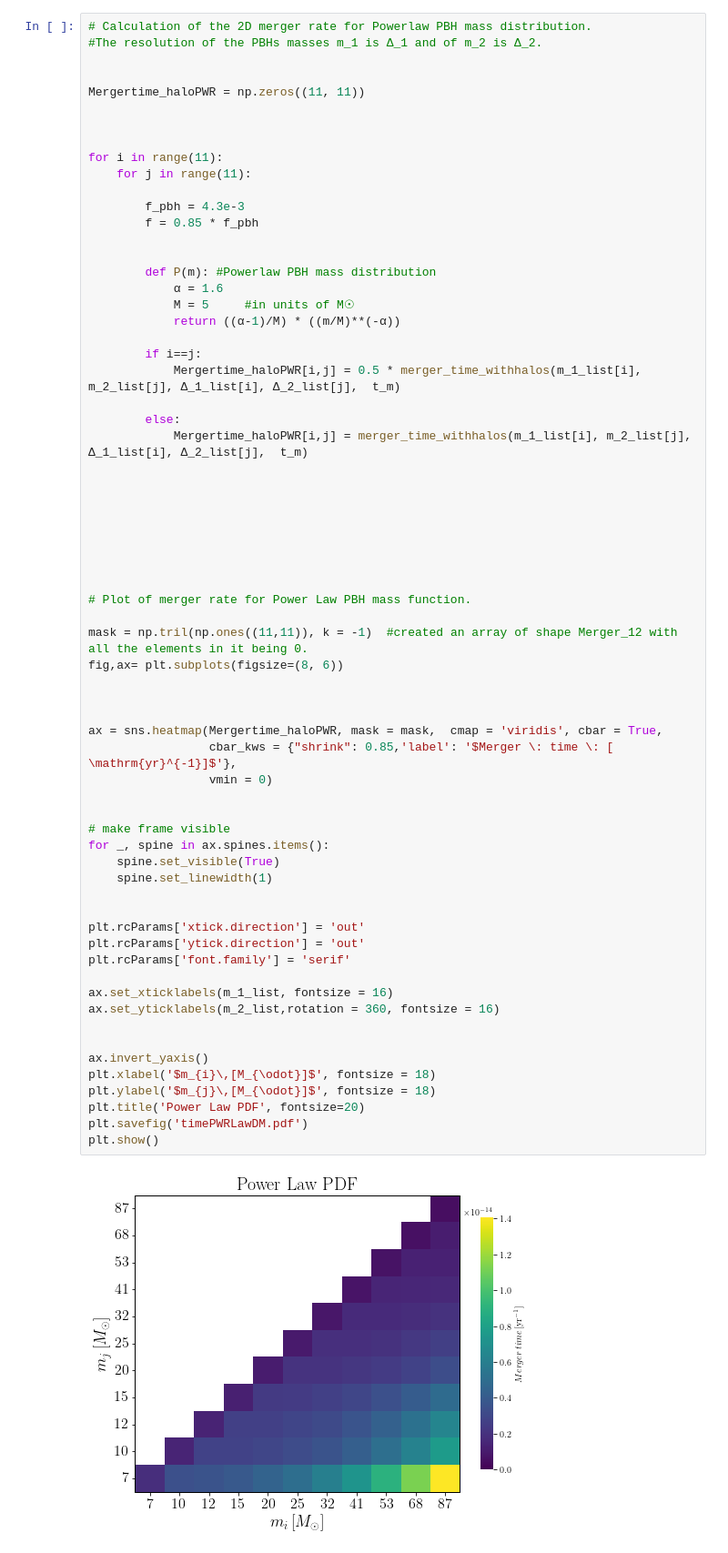
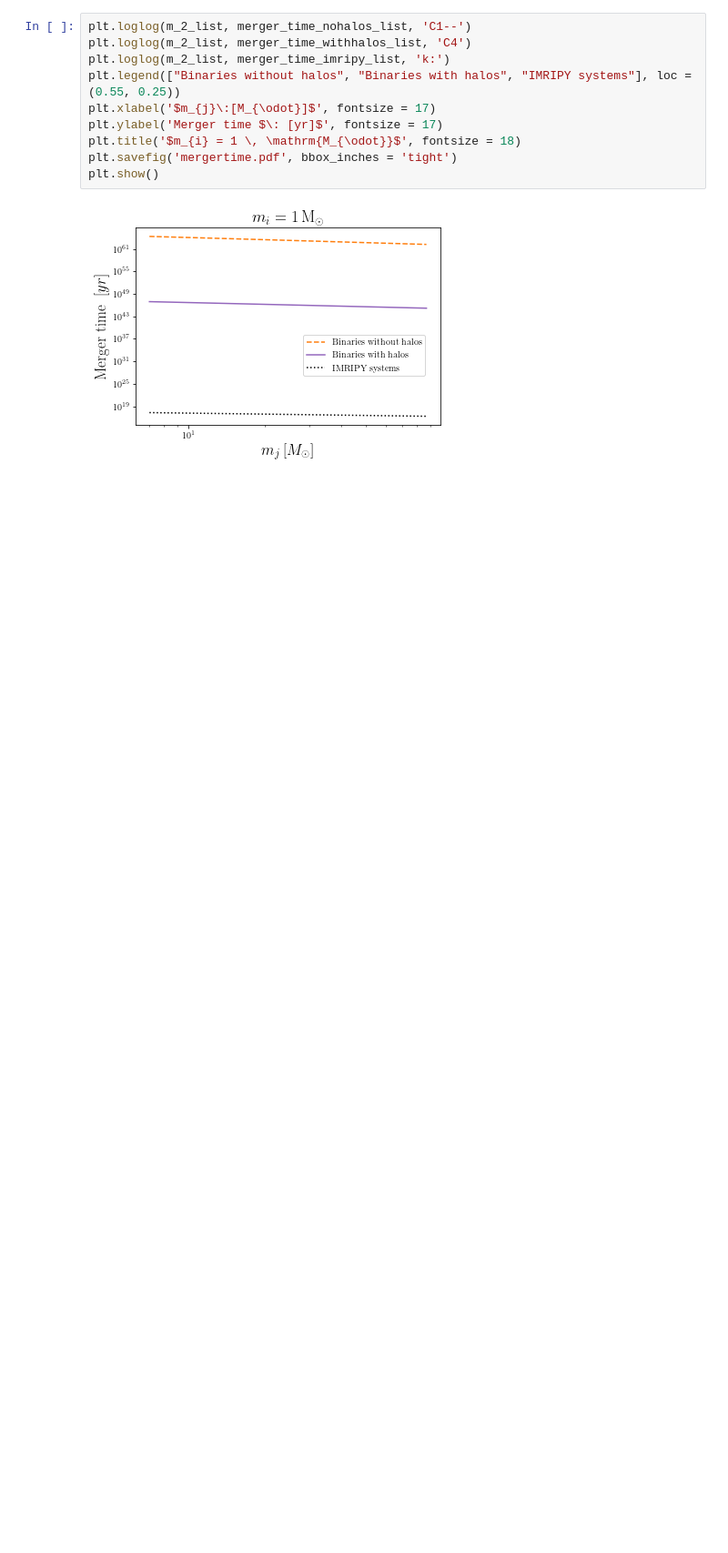
Before and after one commit to pratibhajangra591/Ifca-github, a Jupyter notebook: mergertime.ipynb, the cells around one changed output. Shown at 91% size. Drawn from its saved outputs; the diff is of its cells as text; blank space fills up the shorter version.

```diff
--- a/mergertime.ipynb
+++ b/mergertime.ipynb
@@ -369,69 +241,13 @@ def merger_time_withhalos(m_1,m_2,Δ_1,Δ_2,t_m):
 # %%
-# Calculation of the 2D merger rate for Powerlaw PBH mass distribution.
-#The resolution of the PBHs masses m_1 is Δ_1 and of m_2 is Δ_2.
-
-
-Mergertime_haloPWR = np.zeros((11, 11))
-
-
-
-for i in range(11):
-    for j in range(11):
-
-        f_pbh = 4.3e-3
-        f = 0.85 * f_pbh
-
-
-        def P(m): #Powerlaw PBH mass distribution
-            α = 1.6
-            M = 5     #in units of M☉
-            return ((α-1)/M) * ((m/M)**(-α))
-
-        if i==j:
-            Mergertime_haloPWR[i,j] = 0.5 * merger_time_withhalos(m_1_list[i], m_2_list[j], Δ_1_list[i], Δ_2_list[j],  t_m)
-
-        else:
-            Mergertime_haloPWR[i,j] = merger_time_withhalos(m_1_list[i], m_2_list[j], Δ_1_list[i], Δ_2_list[j],  t_m)
-
-
-
-
-
-
-
-
-# Plot of merger rate for Power Law PBH mass function.
-
-mask = np.tril(np.ones((11,11)), k = -1)  #created an array of shape Merger_12 with all the elements in it being 0.
-fig,ax= plt.subplots(figsize=(8, 6))
-
-
-
-ax = sns.heatmap(Mergertime_haloPWR, mask = mask,  cmap = 'viridis', cbar = True,
-                 cbar_kws = {"shrink": 0.85,'label': '$Merger \: time \: [ \mathrm{yr}^{-1}]$'},
-                 vmin = 0)
-
-
-# make frame visible
-for _, spine in ax.spines.items():
-    spine.set_visible(True)
-    spine.set_linewidth(1)
-
-
-plt.rcParams['xtick.direction'] = 'out'
-plt.rcParams['ytick.direction'] = 'out'
-plt.rcParams['font.family'] = 'serif'
-
-ax.set_xticklabels(m_1_list, fontsize = 16)
-ax.set_yticklabels(m_2_list,rotation = 360, fontsize = 16)
-
-
-ax.invert_yaxis()
-plt.xlabel('$m_{i}\,[M_{\odot}]$', fontsize = 18)
-plt.ylabel('$m_{j}\,[M_{\odot}]$', fontsize = 18)
-plt.title('Power Law PDF', fontsize=20)
-plt.savefig('timePWRLawDM.pdf')
+plt.loglog(m_2_list, merger_time_nohalos_list, 'C1--')
+plt.loglog(m_2_list, merger_time_withhalos_list, 'C4')
+plt.loglog(m_2_list, merger_time_imripy_list, 'k:')
+plt.legend(["Binaries without halos", "Binaries with halos", "IMRIPY systems"], loc = (0.55, 0.25))
+plt.xlabel('$m_{j}\:[M_{\odot}]$', fontsize = 17)
+plt.ylabel('Merger time $\: [yr]$', fontsize = 17)
+plt.title('$m_{i} = 1 \, \mathrm{M_{\odot}}$', fontsize = 18)
+plt.savefig('mergertime.pdf', bbox_inches = 'tight')
 plt.show()
 # %% [output]
-[figure, old version]
+[figure, new version]
 # %%
```
Also changed, not shown: parts of 6 cells of this notebook.
